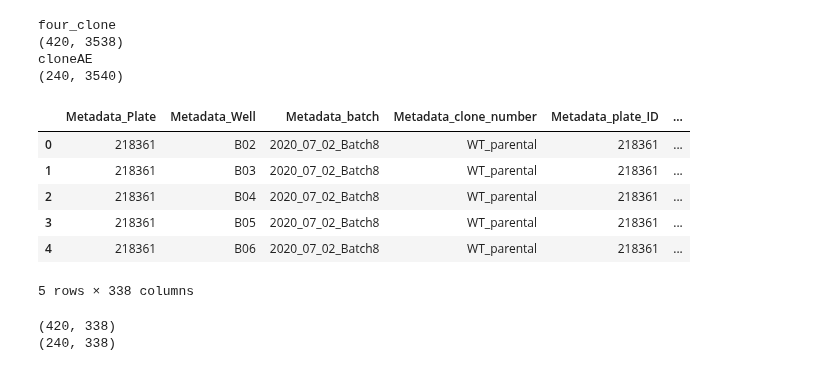
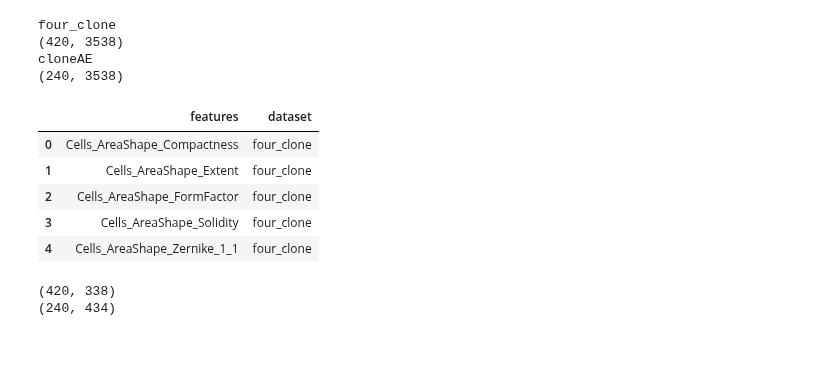
Before and after one commit to broadinstitute/profiling-resistance-mechanisms, a Jupyter notebook: 3.bulk-signatures/0.compile-bulk-datasets.ipynb, the cells around one changed output. Saved outputs shown, nothing was run; the diff lists cells and outputs as text; code cells hidden in the pictures.

```diff
--- a/3.bulk-signatures/0.compile-bulk-datasets.ipynb
+++ b/3.bulk-signatures/0.compile-bulk-datasets.ipynb
@@ -34,7 +34,8 @@ feature_select_opts = [
 corr_threshold = 0.95
 na_cutoff = 0
 # %%
-dfs = {"four_clone": [], "cloneAE": []}
+dfs = {x: [] for x in datasets}
+common_meta = []
 for batch in batches:
     # Load and harmonize data
     df = load_data(
@@ -55,6 +56,10 @@ for batch in batches:
     df.loc[df.Metadata_clone_number.str.contains("WT"), "Metadata_clone_type"] = "sensitive"
     df.loc[df.Metadata_clone_number.str.contains("WT"), "Metadata_clone_type_indicator"] = 0
 
+    # Get metadata features
+    meta = infer_cp_features(df, metadata=True)
+    common_meta.append(set(meta))
+
     # Store in dictionary
     if batch == "2020_07_02_Batch8":
         df_index = "cloneAE"
@@ -62,47 +67,72 @@ for batch in batches:
         df_index = "four_clone"
 
     dfs[df_index].append(df)
+
+common_metadata = list(set.intersection(*common_meta)) + ["Metadata_sample_index"]
 # %%
 for dataset in dfs:
     bulk_df = pd.concat(dfs[dataset], sort=False).reset_index(drop=True)
+
+    # Set sample index metadata feature
     bulk_df = bulk_df.assign(
         Metadata_sample_index=[f"sample_index_{x}" for x in range(0, bulk_df.shape[0])]
     )
 
     # Reorder features
     feat = infer_cp_features(bulk_df)
-    meta = infer_cp_features(bulk_df, metadata=True)
-    bulk_df = bulk_df.reindex(meta + feat, axis="columns").drop(drop_cols, axis="columns")
+
+    bulk_df = (
+        bulk_df
+        .reindex(common_metadata + feat, axis="columns")
+    )
 
     dfs[dataset] = bulk_df
+
     print(dataset)
     print(bulk_df.shape)
+
+common_metadata = set.intersection(*common_meta)
 # %% [output]
 four_clone
 (420, 3538)
 cloneAE
-(240, 3540)
+(240, 3538)
-# %%
-# Apply feature selection in only the four_clone dataset and reindex features in clone AE
-dfs["four_clone"] = feature_select(
-    dfs["four_clone"],
-    operation=feature_select_opts,
-    na_cutoff=na_cutoff,
-)
-
-dfs["cloneAE"] = dfs["cloneAE"].reindex(dfs["four_clone"].columns, axis="columns")
-dfs["cloneAE"].head()
-# %% [output]
-|  | Metadata_Plate | Metadata_Well | Metadata_batch | Metadata_clone_number | Metadata_plate_ID | ... |
-| 0 | 218361 | B02 | 2020_07_02_Batch8 | WT_parental | 218361 | ... |
-| 1 | 218361 | B03 | 2020_07_02_Batch8 | WT_parental | 218361 | ... |
-| 2 | 218361 | B04 | 2020_07_02_Batch8 | WT_parental | 218361 | ... |
-| 3 | 218361 | B05 | 2020_07_02_Batch8 | WT_parental | 218361 | ... |
-| 4 | 218361 | B06 | 2020_07_02_Batch8 | WT_parental | 218361 | ... |
-5 rows × 338 columns
+# %%
+# Apply feature selection and track which features are selected for the analysis
+feature_select_dfs = {}
+selected_features = []
+for dataset in datasets:
+    # Apply feature selection
+    feature_select_dfs[dataset] = feature_select(
+        dfs[dataset],
+        operation=feature_select_opts,
+        na_cutoff=na_cutoff,
+    )
+
+    dataset_features = infer_cp_features(feature_select_dfs[dataset])
+
+    selected_features.append(
+        pd.DataFrame(dataset_features, columns=["features"])
+        .assign(dataset=dataset)
+    )
+# %%
+# Output results of feature selection
+all_selected_features = pd.concat(selected_features).reset_index(drop=True)
+
+output_file = pathlib.Path(f"{output_dir}/dataset_features_selected.tsv")
+all_selected_features.to_csv(output_file, sep="\t", index=False)
+
+all_selected_features.head()
+# %% [output]
+|  | features | dataset |
+| 0 | Cells_AreaShape_Compactness | four_clone |
+| 1 | Cells_AreaShape_Extent | four_clone |
+| 2 | Cells_AreaShape_FormFactor | four_clone |
+| 3 | Cells_AreaShape_Solidity | four_clone |
+| 4 | Cells_AreaShape_Zernike_1_1 | four_clone |
 # %%
-print(dfs["four_clone"].shape)
-print(dfs["cloneAE"].shape)
+print(feature_select_dfs["four_clone"].shape)
+print(feature_select_dfs["cloneAE"].shape)
 # %% [output]
 (420, 338)
-(240, 338)
+(240, 434)
```
Also changed, not shown: parts of 3 cells of this notebook, 5 other files.
